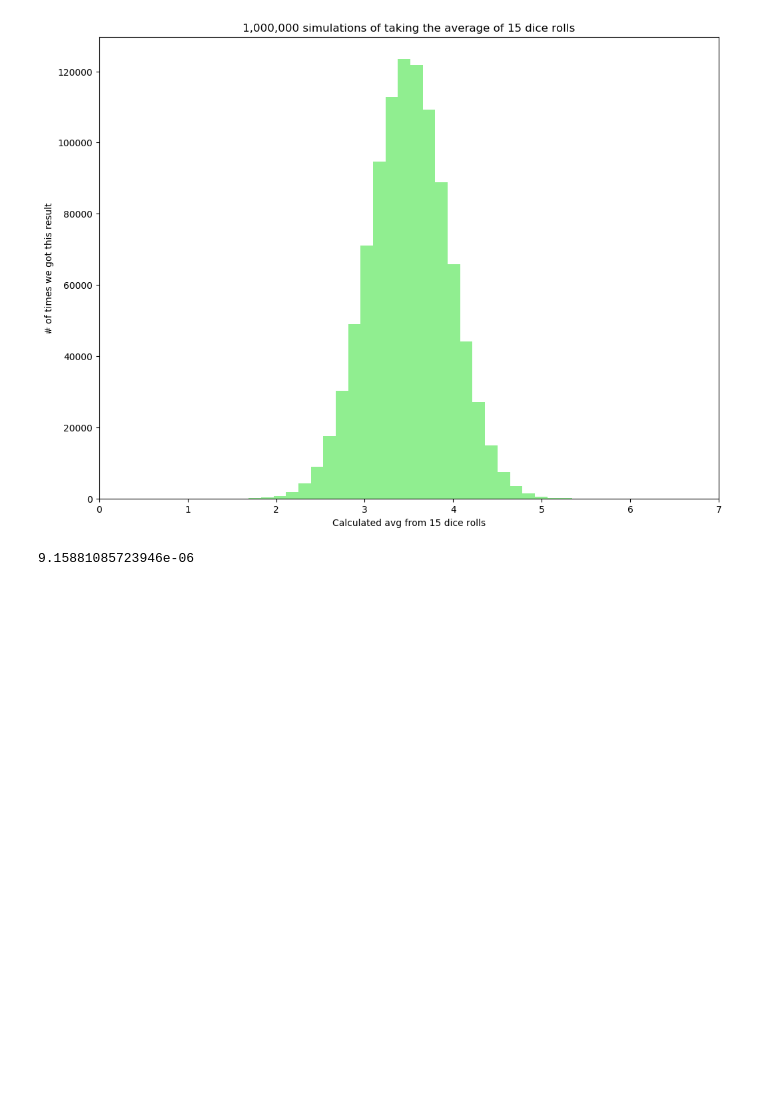
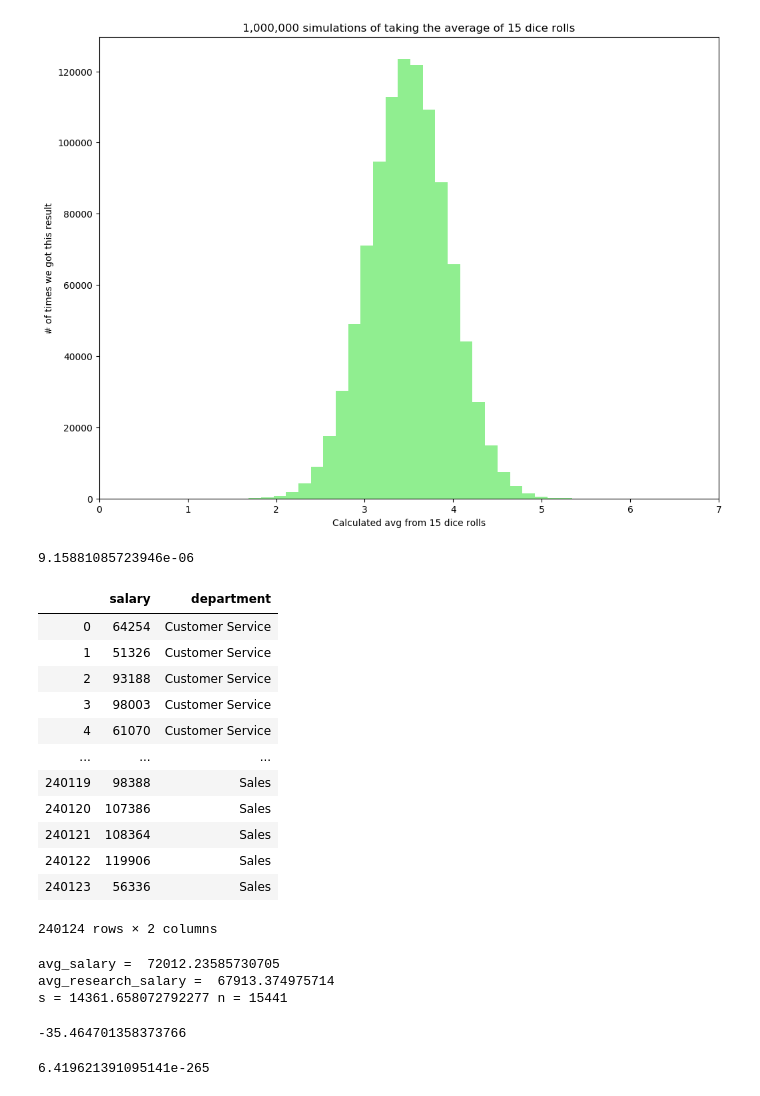
Before and after one commit to CodeupClassroom/bayes-statistics-exercises, a Jupyter notebook: hypothesis-testing.ipynb, the cells around one changed output. Drawn from its saved outputs; the diff is of its cells as text; code cells hidden in the pictures; blank space fills up the shorter version.

```diff
--- a/hypothesis-testing.ipynb
+++ b/hypothesis-testing.ipynb
@@ -117,3 +117,61 @@ plt.xlim(0, 7)
 dist.cdf(1.5) * 2
 # %% [output]
 9.15881085723946e-06
+# %%
+import pandas as pd
+import env
+
+url = f'mysql+pymysql://{env.user}:{env.password}@{env.host}/employees'
+query = '''
+SELECT
+    s.salary,
+    d.dept_name as department
+FROM salaries s
+JOIN dept_emp de USING (emp_no)
+JOIN departments d USING (dept_no)
+WHERE de.to_date > NOW()
+  AND s.to_date > NOW()
+'''
+
+salaries = pd.read_sql(query, url)
+# %%
+salaries
+# %% [output]
+|  | salary | department |
+| 0 | 64254 | Customer Service |
+| 1 | 51326 | Customer Service |
+| 2 | 93188 | Customer Service |
+| 3 | 98003 | Customer Service |
+| 4 | 61070 | Customer Service |
+| ... | ... | ... |
+| 240119 | 98388 | Sales |
+| 240120 | 107386 | Sales |
+| 240121 | 108364 | Sales |
+| 240122 | 119906 | Sales |
+| 240123 | 56336 | Sales |
+240124 rows × 2 columns
+# %%
+avg_salary = salaries.salary.mean()
+avg_research_salary = salaries[salaries.department == 'Research'].salary.mean()
+
+print('avg_salary = ', avg_salary)
+print('avg_research_salary = ', avg_research_salary)
+
+s = salaries[salaries.department == 'Research'].salary.std()
+n = salaries[salaries.department == 'Research'].shape[0]
+
+print('s =', s, 'n =', n)
+# %% [output]
+avg_salary =  72012.23585730705
+avg_research_salary =  67913.374975714
+s = 14361.658072792277 n = 15441
+# %%
+t = (avg_research_salary - avg_salary) / (s / math.sqrt(n))
+t
+# %% [output]
+-35.464701358373766
+# %%
+p = stats.t(n - 1).cdf(t) * 2
+p
+# %% [output]
+6.419621391095141e-265
```
Also changed, not shown: parts of 7 cells of this notebook.
